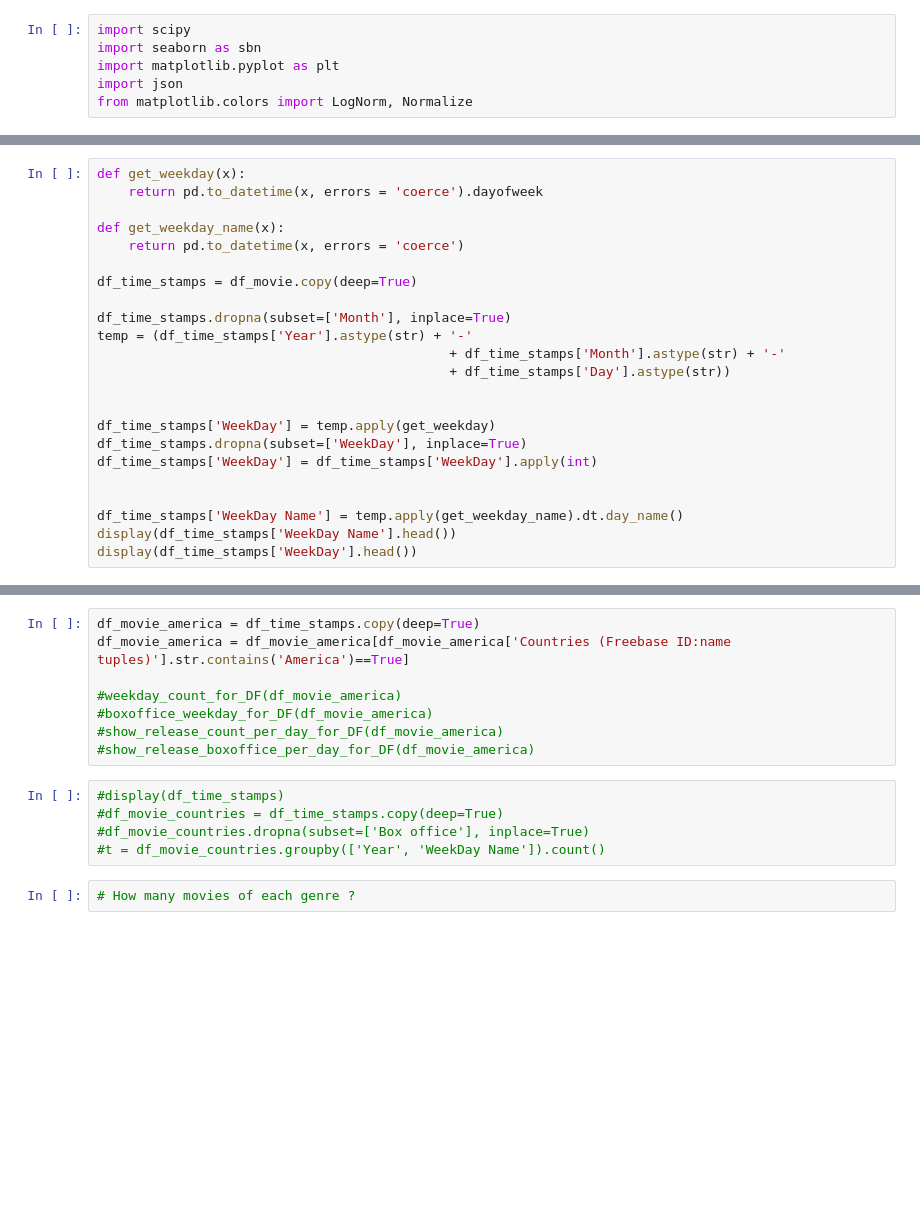
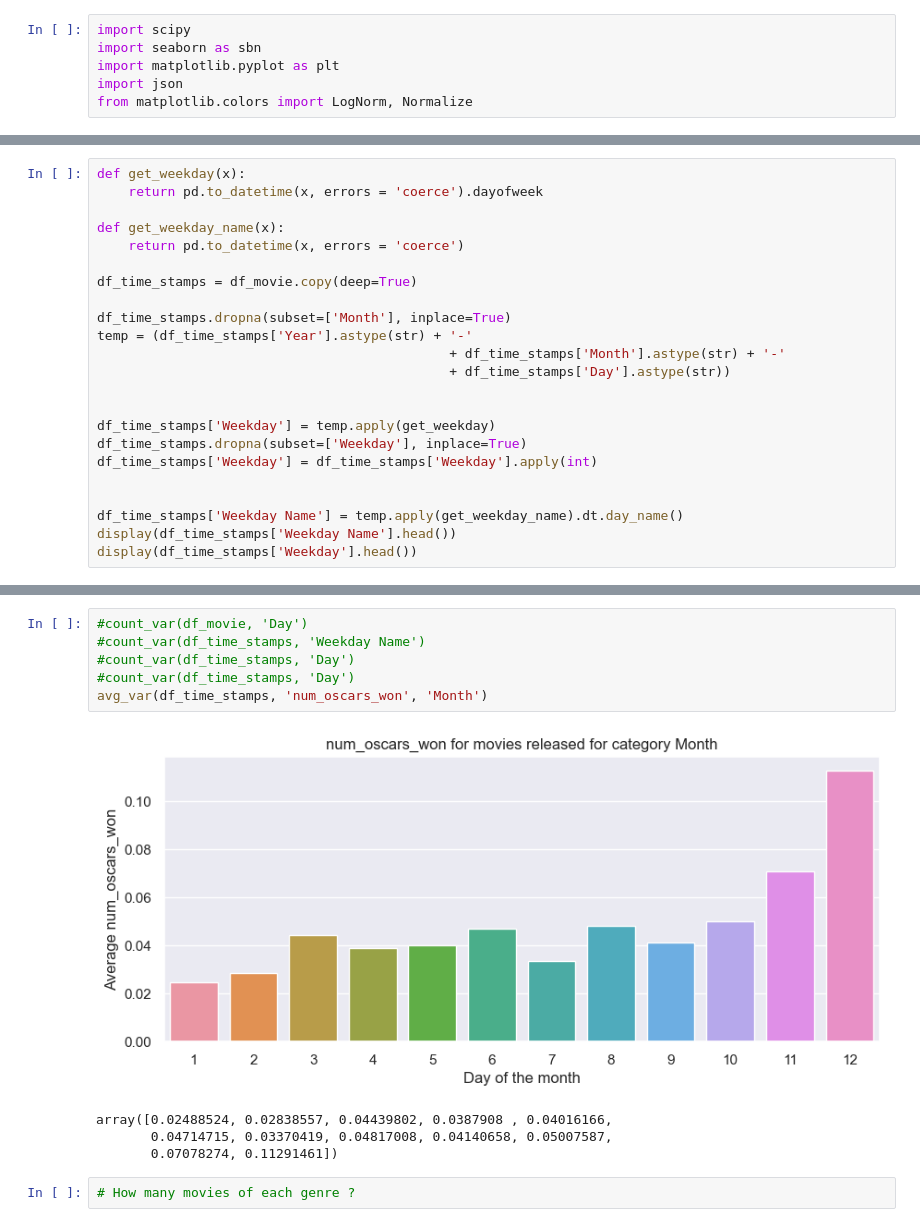
Before and after one commit to epfl-ada/ada-2023-project-deapdatadestroyers, a Jupyter notebook: data_movie_analysis-Copy1.ipynb, the cells around one changed output, grey strips where cells are left out. Drawn from its saved outputs; the diff is of its cells as text; blank space fills up the shorter version.

```diff
--- a/data_movie_analysis-Copy1.ipynb
+++ b/data_movie_analysis-Copy1.ipynb
@@ -458,14 +438,14 @@ temp = (df_time_stamps['Year'].astype(str) + '-'
                                              + df_time_stamps['Day'].astype(str))
 
 
-df_time_stamps['WeekDay'] = temp.apply(get_weekday)
-df_time_stamps.dropna(subset=['WeekDay'], inplace=True)
-df_time_stamps['WeekDay'] = df_time_stamps['WeekDay'].apply(int)
+df_time_stamps['Weekday'] = temp.apply(get_weekday)
+df_time_stamps.dropna(subset=['Weekday'], inplace=True)
+df_time_stamps['Weekday'] = df_time_stamps['Weekday'].apply(int)
 
 
-df_time_stamps['WeekDay Name'] = temp.apply(get_weekday_name).dt.day_name()
-display(df_time_stamps['WeekDay Name'].head())
-display(df_time_stamps['WeekDay'].head())
+df_time_stamps['Weekday Name'] = temp.apply(get_weekday_name).dt.day_name()
+display(df_time_stamps['Weekday Name'].head())
+display(df_time_stamps['Weekday'].head())
 # %% [output]
 0        Friday
 1     Wednesday
@@ -639,16 +462,14 @@ Everything China
 # %%
-df_movie_america = df_time_stamps.copy(deep=True)
-df_movie_america = df_movie_america[df_movie_america['Countries (Freebase ID:name tuples)'].str.contains('America')==True]
-
-#weekday_count_for_DF(df_movie_america)
-#boxoffice_weekday_for_DF(df_movie_america)
-#show_release_count_per_day_for_DF(df_movie_america)
-#show_release_boxoffice_per_day_for_DF(df_movie_america)
+#count_var(df_movie, 'Day')
+#count_var(df_time_stamps, 'Weekday Name')
+#count_var(df_time_stamps, 'Day')
+#count_var(df_time_stamps, 'Day')
+avg_var(df_time_stamps, 'num_oscars_won', 'Month')
+# %% [output]
+[figure, added]
+array([0.02488524, 0.02838557, 0.04439802, 0.0387908 , 0.04016166,
+       0.04714715, 0.03370419, 0.04817008, 0.04140658, 0.05007587,
+       0.07078274, 0.11291461])
-# %%
-#display(df_time_stamps)
-#df_movie_countries = df_time_stamps.copy(deep=True)
-#df_movie_countries.dropna(subset=['Box office'], inplace=True)
-#t = df_movie_countries.groupby(['Year', 'WeekDay Name']).count()
 # %%
 # How many movies of each genre ?
 # %%
```
Also changed, not shown: parts of 14 cells of this notebook.
